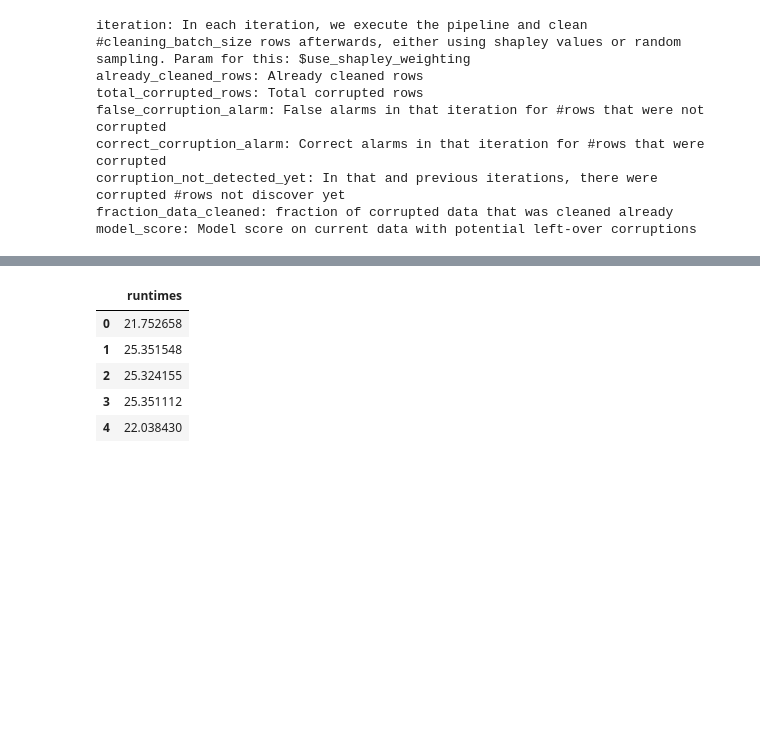
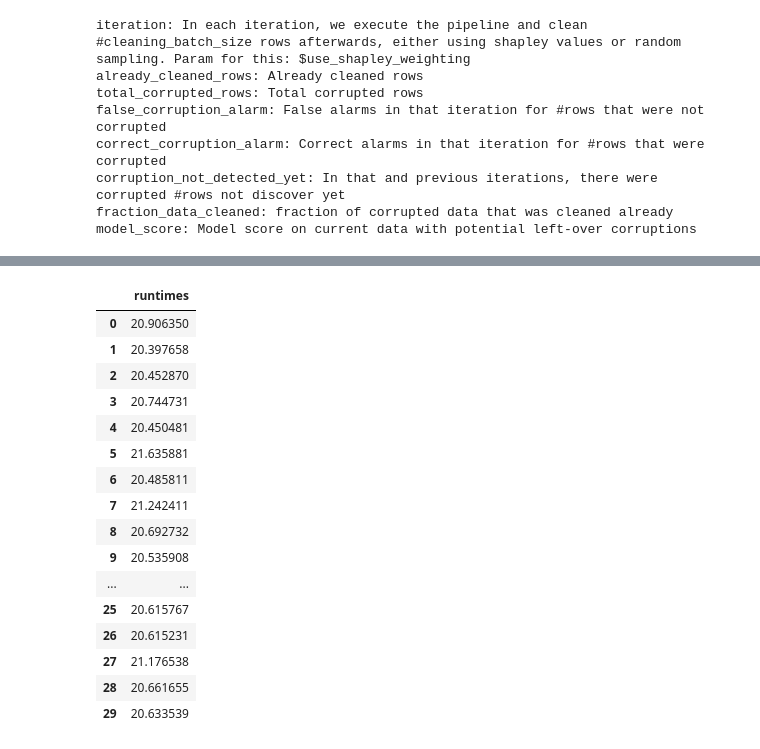
Before and after one commit to stefan-grafberger/deem22-what-if-experiments, a Jupyter notebook: whatif/example_pipelines/shapley_value_experiments.ipynb, the cells around one changed output, grey strips where cells are left out. Saved outputs shown, nothing was run; the diff lists cells and outputs as text; code cells hidden in the pictures; blank space fills up the shorter version.

Commit message:
First experimental results for shapley value use case

```diff
--- a/whatif/example_pipelines/shapley_value_experiments.ipynb
+++ b/whatif/example_pipelines/shapley_value_experiments.ipynb
@@ -89,5 +89,5 @@ Done!
 # %%
-shapley_performance_naive_w_model = measure_shapley_naive_exec_time(0.2, 10, True, 10, 50, True, 5)
+shapley_performance_naive_w_model = measure_shapley_naive_exec_time(0.2, 10, True, 10, 50, True, 30)
 save_to_csv(shapley_performance_naive_w_model, "shapley_performance_naive_w_model")
 shapley_performance_naive_w_model
 # %% [output]
@@ -110,8 +110,19 @@ Starting iteration 9 now...
 Done!
 |  | runtimes |
-| 0 | 21.752658 |
-| 1 | 25.351548 |
-| 2 | 25.324155 |
-| 3 | 25.351112 |
-| 4 | 22.038430 |
+| 0 | 20.906350 |
+| 1 | 20.397658 |
+| 2 | 20.452870 |
+| 3 | 20.744731 |
+| 4 | 20.450481 |
+| 5 | 21.635881 |
+| 6 | 20.485811 |
+| 7 | 21.242411 |
+| 8 | 20.692732 |
+| 9 | 20.535908 |
+| ... | ... |
+| 25 | 20.615767 |
+| 26 | 20.615231 |
+| 27 | 21.176538 |
+| 28 | 20.661655 |
+| 29 | 20.633539 |
 # %%
```
Also changed, not shown: parts of 9 cells of this notebook, 9 other files.
